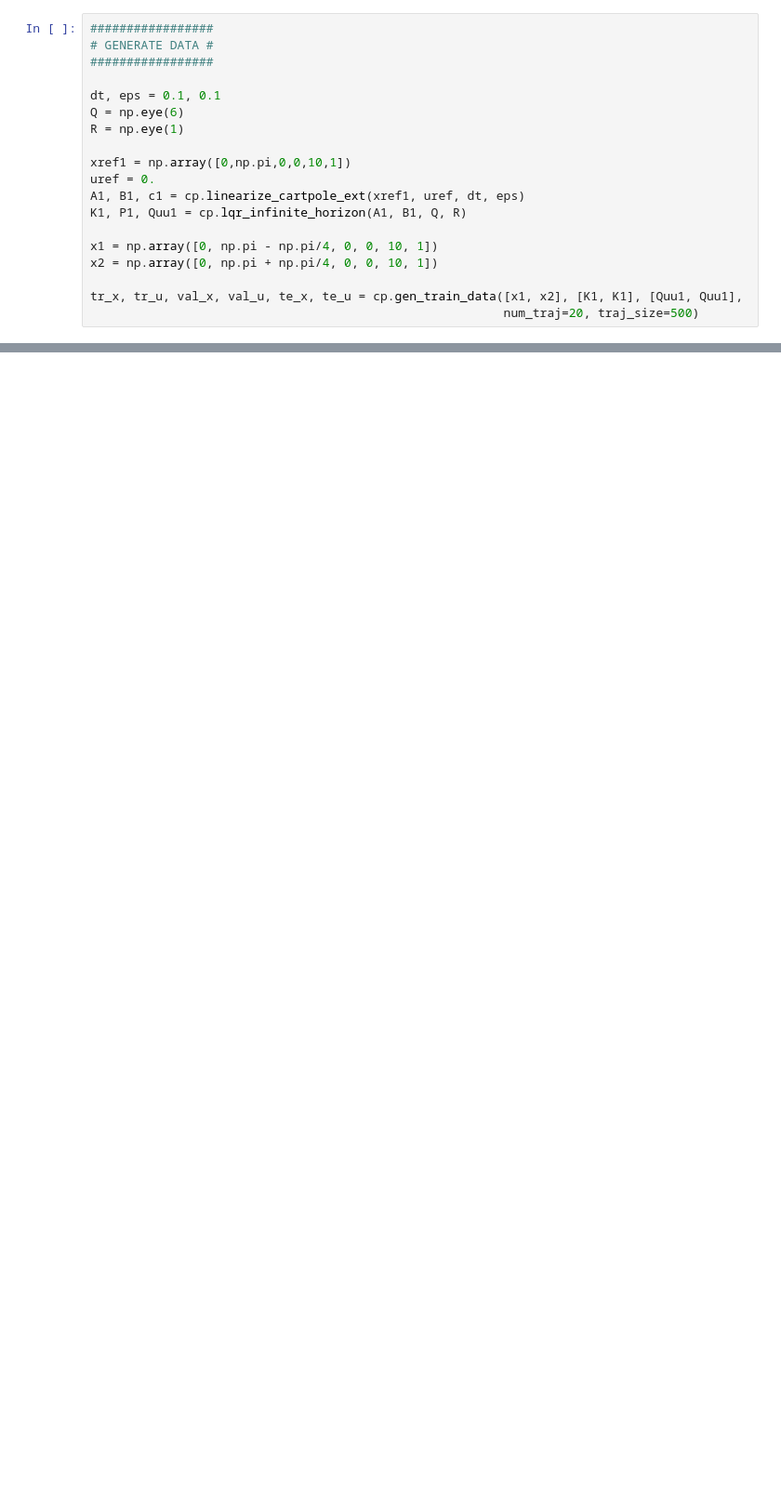
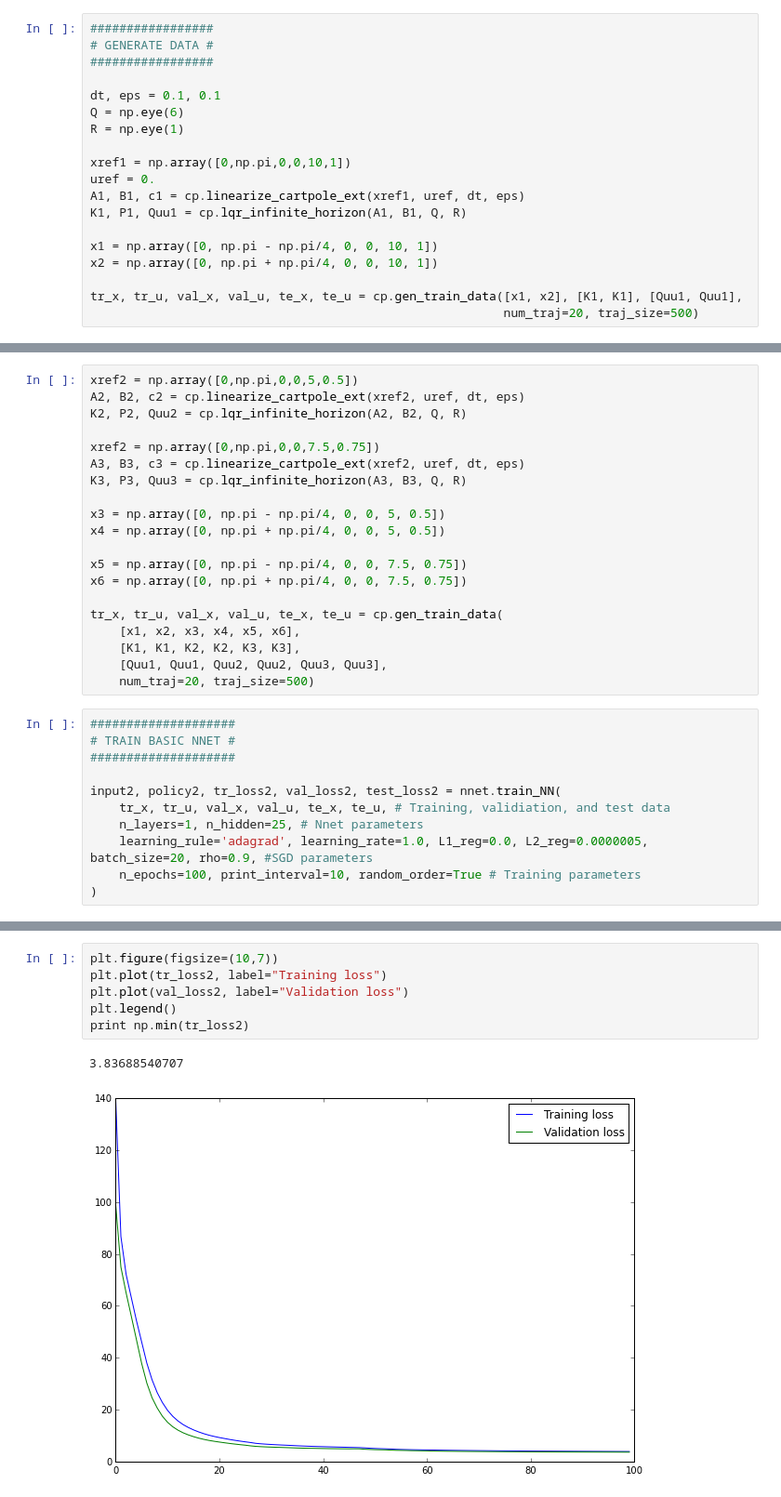
Before and after one commit to florensacc/crossrobot, a Jupyter notebook: GPS_Example.ipynb, the cells around one changed output, grey strips where cells are left out. Shown at 93% size. Cells and saved outputs as stored; diff of their text form; blank space fills up the shorter version.

```diff
--- a/GPS_Example.ipynb
+++ b/GPS_Example.ipynb
@@ -141,0 +153,31 @@ NameError: name 'x_lqr' is not defined
+# %%
+xref2 = np.array([0,np.pi,0,0,5,0.5])
+A2, B2, c2 = cp.linearize_cartpole_ext(xref2, uref, dt, eps)
+K2, P2, Quu2 = cp.lqr_infinite_horizon(A2, B2, Q, R)
+
+xref2 = np.array([0,np.pi,0,0,7.5,0.75])
+A3, B3, c3 = cp.linearize_cartpole_ext(xref2, uref, dt, eps)
+K3, P3, Quu3 = cp.lqr_infinite_horizon(A3, B3, Q, R)
+
+x3 = np.array([0, np.pi - np.pi/4, 0, 0, 5, 0.5])
+x4 = np.array([0, np.pi + np.pi/4, 0, 0, 5, 0.5])
+
+x5 = np.array([0, np.pi - np.pi/4, 0, 0, 7.5, 0.75])
+x6 = np.array([0, np.pi + np.pi/4, 0, 0, 7.5, 0.75])
+
+tr_x, tr_u, val_x, val_u, te_x, te_u = cp.gen_train_data(
+    [x1, x2, x3, x4, x5, x6],
+    [K1, K1, K2, K2, K3, K3],
+    [Quu1, Quu1, Quu2, Quu2, Quu3, Quu3],
+    num_traj=20, traj_size=500)
+# %%
+####################
+# TRAIN BASIC NNET #
+####################
+
+input2, policy2, tr_loss2, val_loss2, test_loss2 = nnet.train_NN(
+    tr_x, tr_u, val_x, val_u, te_x, te_u, # Training, validiation, and test data
+    n_layers=1, n_hidden=25, # Nnet parameters
+    learning_rule='adagrad', learning_rate=1.0, L1_reg=0.0, L2_reg=0.0000005, batch_size=20, rho=0.9, #SGD parameters
+    n_epochs=100, print_interval=10, random_order=True # Training parameters
+)
@@ -141,0 +199,9 @@ NameError: name 'x_lqr' is not defined
+# %%
+plt.figure(figsize=(10,7))
+plt.plot(tr_loss2, label="Training loss")
+plt.plot(val_loss2, label="Validation loss")
+plt.legend()
+print np.min(tr_loss2)
+# %% [output]
+3.83688540707
+[figure, added]
```
Also changed, not shown: parts of 6 cells of this notebook.
